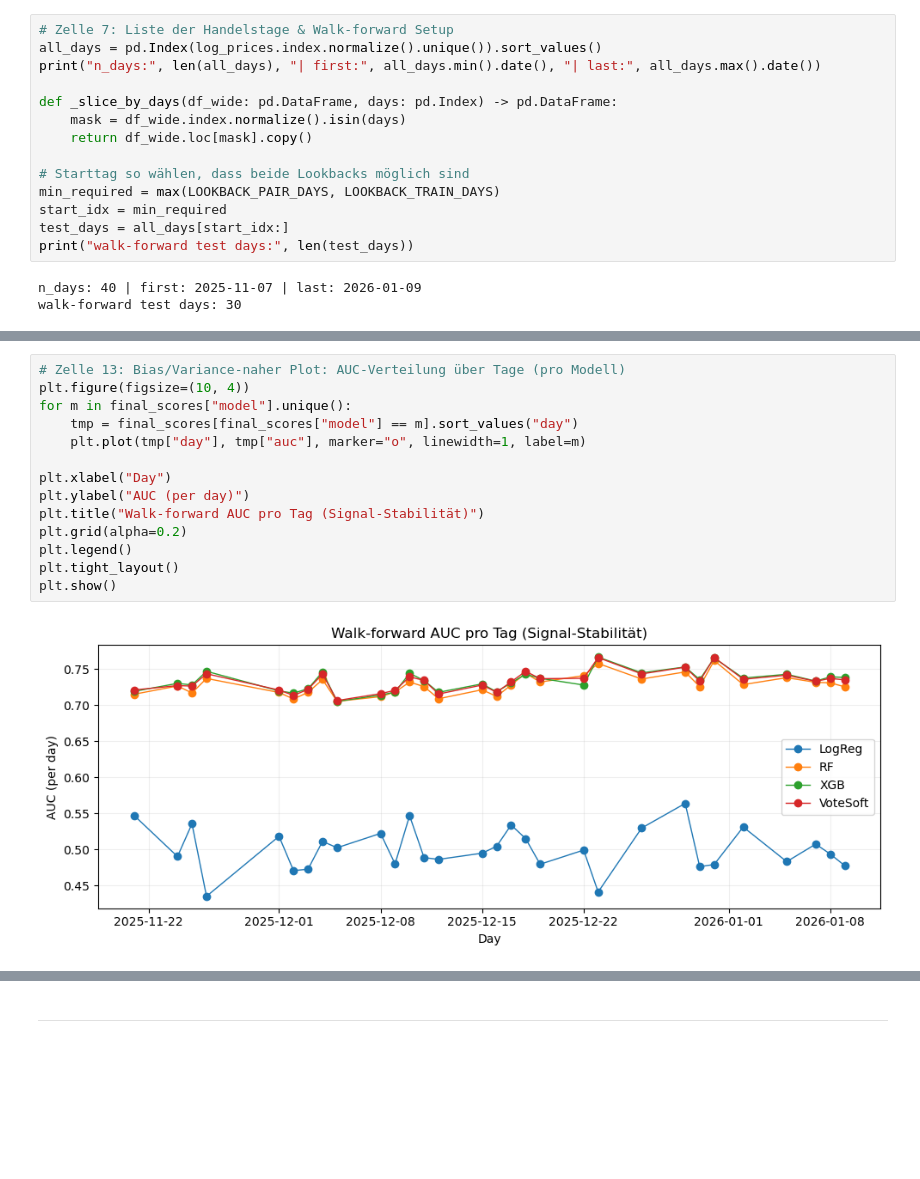
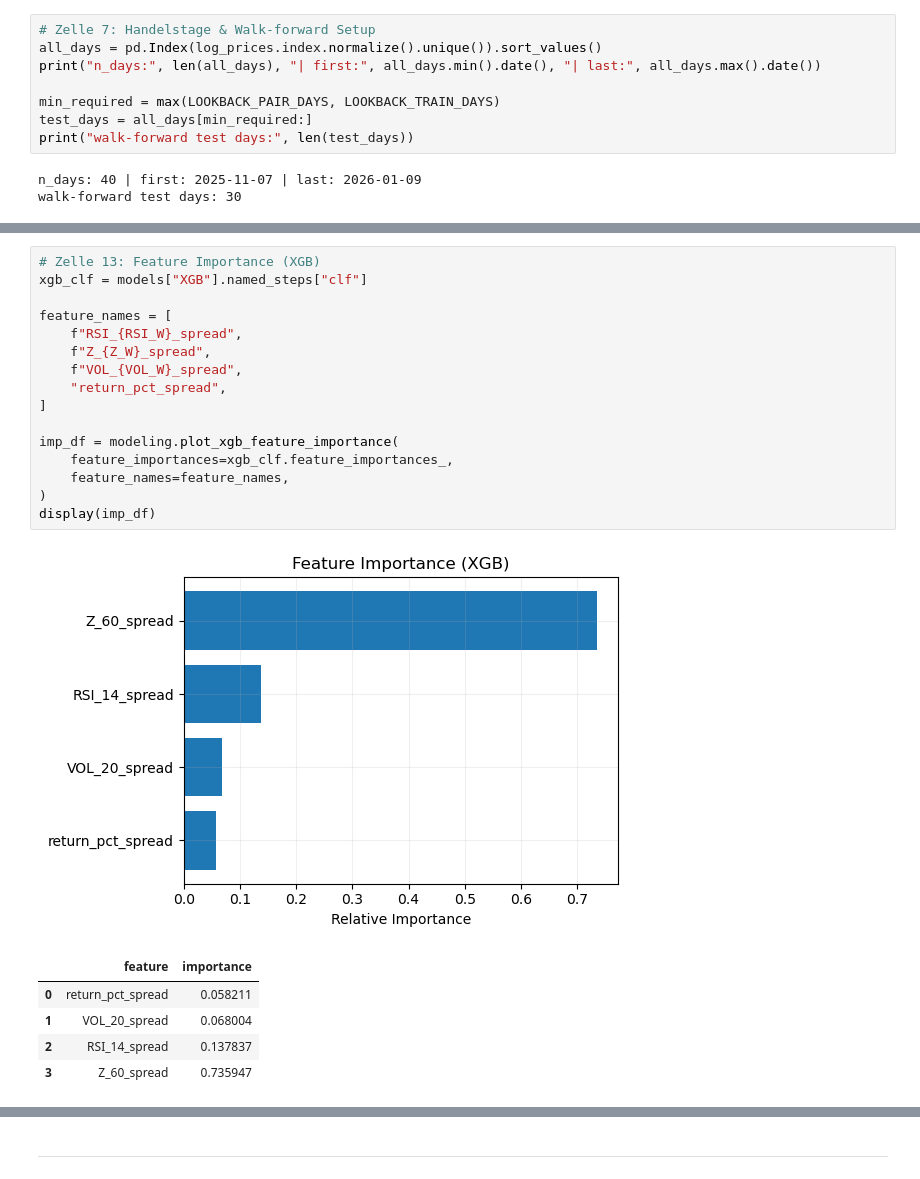
Before and after one commit to RyanMikus/pairs_trading_ml_hs25, a Jupyter notebook: 05_Modellierung.ipynb, the cells around one changed output, grey strips where cells are left out. Cells and saved outputs as stored; diff of their text form; blank space fills up the shorter version.

Commit message:
Modellierung gemacht und refactored

```diff
--- a/05_Modellierung.ipynb
+++ b/05_Modellierung.ipynb
@@ -278,16 +148,10 @@ def build_Xy_from_feature_panel(
 # %%
-# Zelle 7: Liste der Handelstage & Walk-forward Setup
+# Zelle 7: Handelstage & Walk-forward Setup
 all_days = pd.Index(log_prices.index.normalize().unique()).sort_values()
 print("n_days:", len(all_days), "| first:", all_days.min().date(), "| last:", all_days.max().date())
 
-def _slice_by_days(df_wide: pd.DataFrame, days: pd.Index) -> pd.DataFrame:
-    mask = df_wide.index.normalize().isin(days)
-    return df_wide.loc[mask].copy()
-
-# Starttag so wählen, dass beide Lookbacks möglich sind
 min_required = max(LOOKBACK_PAIR_DAYS, LOOKBACK_TRAIN_DAYS)
-start_idx = min_required
-test_days = all_days[start_idx:]
+test_days = all_days[min_required:]
 print("walk-forward test days:", len(test_days))
 # %% [output]
 n_days: 40 | first: 2025-11-07 | last: 2026-01-09
@@ -562,17 +362,24 @@ def walk_forward_collect_trading_artifacts(
 # %%
-# Zelle 13: Bias/Variance-naher Plot: AUC-Verteilung über Tage (pro Modell)
-plt.figure(figsize=(10, 4))
-for m in final_scores["model"].unique():
-    tmp = final_scores[final_scores["model"] == m].sort_values("day")
-    plt.plot(tmp["day"], tmp["auc"], marker="o", linewidth=1, label=m)
+# Zelle 13: Feature Importance (XGB)
+xgb_clf = models["XGB"].named_steps["clf"]
 
-plt.xlabel("Day")
-plt.ylabel("AUC (per day)")
-plt.title("Walk-forward AUC pro Tag (Signal-Stabilität)")
-plt.grid(alpha=0.2)
-plt.legend()
-plt.tight_layout()
-plt.show()
+feature_names = [
+    f"RSI_{RSI_W}_spread",
+    f"Z_{Z_W}_spread",
+    f"VOL_{VOL_W}_spread",
+    "return_pct_spread",
+]
+
+imp_df = modeling.plot_xgb_feature_importance(
+    feature_importances=xgb_clf.feature_importances_,
+    feature_names=feature_names,
+)
+display(imp_df)
 # %% [output]
-[figure, old version]
+[figure, new version]
+|  | feature | importance |
+| 0 | return_pct_spread | 0.058211 |
+| 1 | VOL_20_spread | 0.068004 |
+| 2 | RSI_14_spread | 0.137837 |
+| 3 | Z_60_spread | 0.735947 |
 # %%
```
Also changed, not shown: parts of 28 cells of this notebook, 8 other files.
